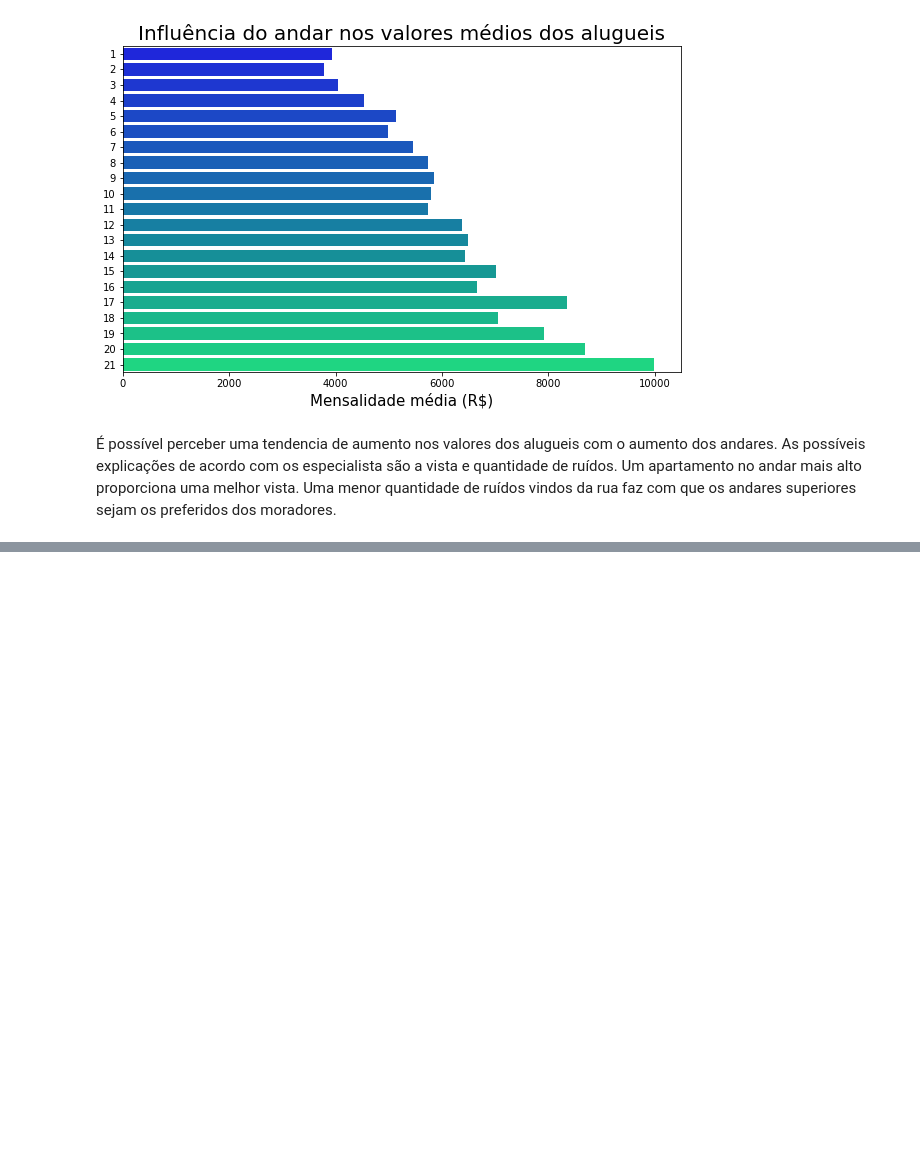
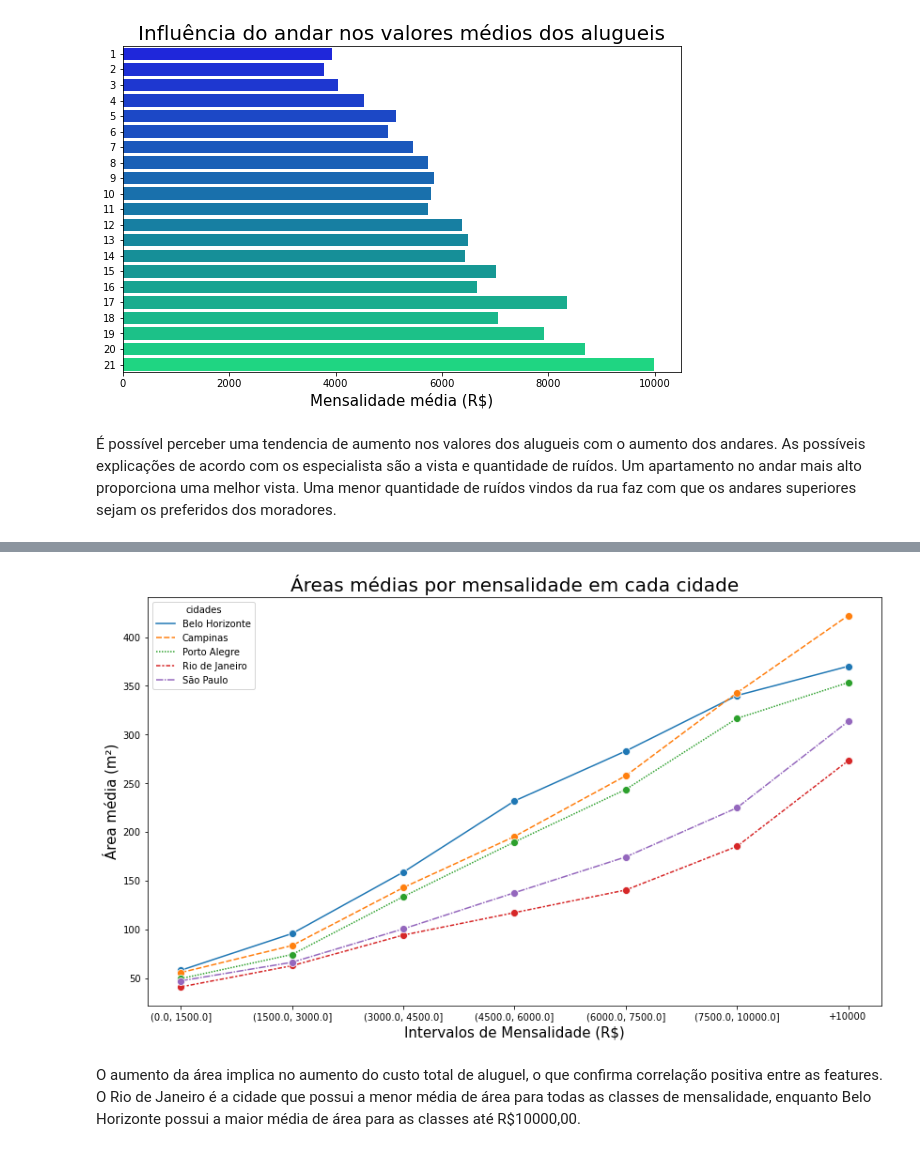
Before and after one commit to IgorFormiga/Data-Science-Projects, a Jupyter notebook: 2_Exploratory_Data_Analysis.ipynb, the cells around one changed output, grey strips where cells are left out. Drawn from its saved outputs; the diff is of its cells as text; code cells hidden in the pictures; blank space fills up the shorter version.

```diff
--- a/2_Exploratory_Data_Analysis.ipynb
+++ b/2_Exploratory_Data_Analysis.ipynb
@@ -232,0 +257,3 @@ plt.show()
+# %%
+intervalos_total = pd.cut(dataset.total, [0, 1500, 3000, 4500, 6000, 7500, 10000, np.inf])
+intervalos_total[:3]
@@ -232,0 +268,16 @@ plt.show()
+# %%
+df_intervalos = pd.DataFrame({'intervalo_total': intervalos_total,
+                                'area': dataset['area'],
+                                'quartos': dataset['rooms'],
+                                'condominio': dataset['hoa'],
+                                'IPTU': dataset['property tax'],
+                                'aluguel': dataset['rent amount'],
+                                'seguro_incendio': dataset['fire insurance'],
+                                'cidades': dataset['city']
+                                })
+# %%
+medias_areas_por_cidade = df_intervalos.pivot_table(values='area',       # coluna agregada
+                                                    index='intervalo_total',    # Intervalo que serão agregados os valores
+                                                    columns='cidades',   # colunas
+                                                    aggfunc='mean').round(2)    # função que irá ser execultada para agrupar os valores
+medias_areas_por_cidade
@@ -232,0 +294,13 @@ plt.show()
+# %%
+medias_areas_por_cidade = medias_areas_por_cidade.reset_index() # forma de corrigir o erro ao utilizar o df no lineplot
+plt.figure(figsize=(14, 8))
+x1 = sns.lineplot(data=medias_areas_por_cidade, marker='o', markersize=8)
+x1.set_ylabel('Área média (m²)', fontdict={'fontsize': 15})
+x1.set_xlabel('Intervalos de Mensalidade (R$)', fontdict={'fontsize': 15})
+x1.set_xticklabels([0] + list(medias_areas_por_cidade['intervalo_total'][:-1]) + ['+10000'])
+x1.set_title('Áreas médias por mensalidade em cada cidade', fontdict={'fontsize': 20})
+plt.show()
+# %% [output]
+[figure, added]
+# %% [markdown]
+O aumento da área implica no aumento do custo total de aluguel, o que confirma correlação positiva entre as features. O Rio de Janeiro é a cidade que possui a menor média de área para todas as classes de mensalidade, enquanto Belo Horizonte possui a maior média de área para as classes até R$10000,00.
```
Also changed, not shown: parts of 21 cells of this notebook.
